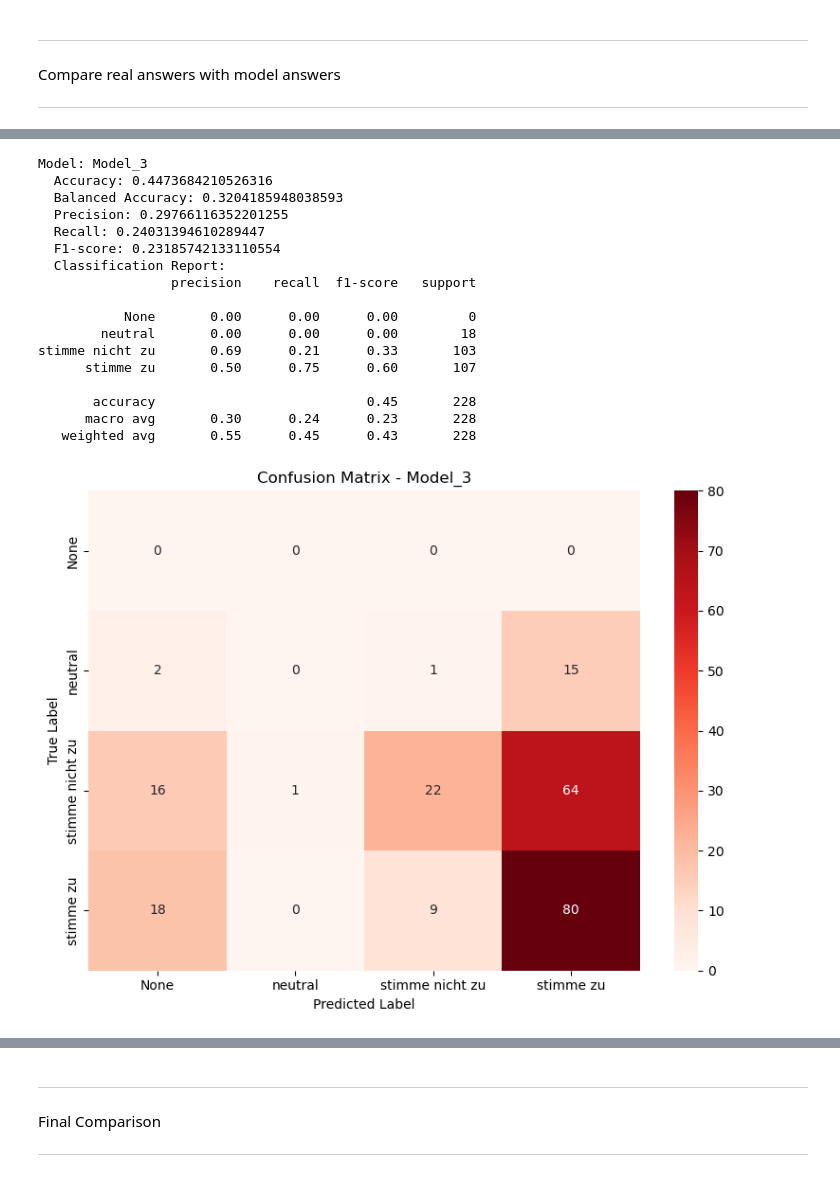
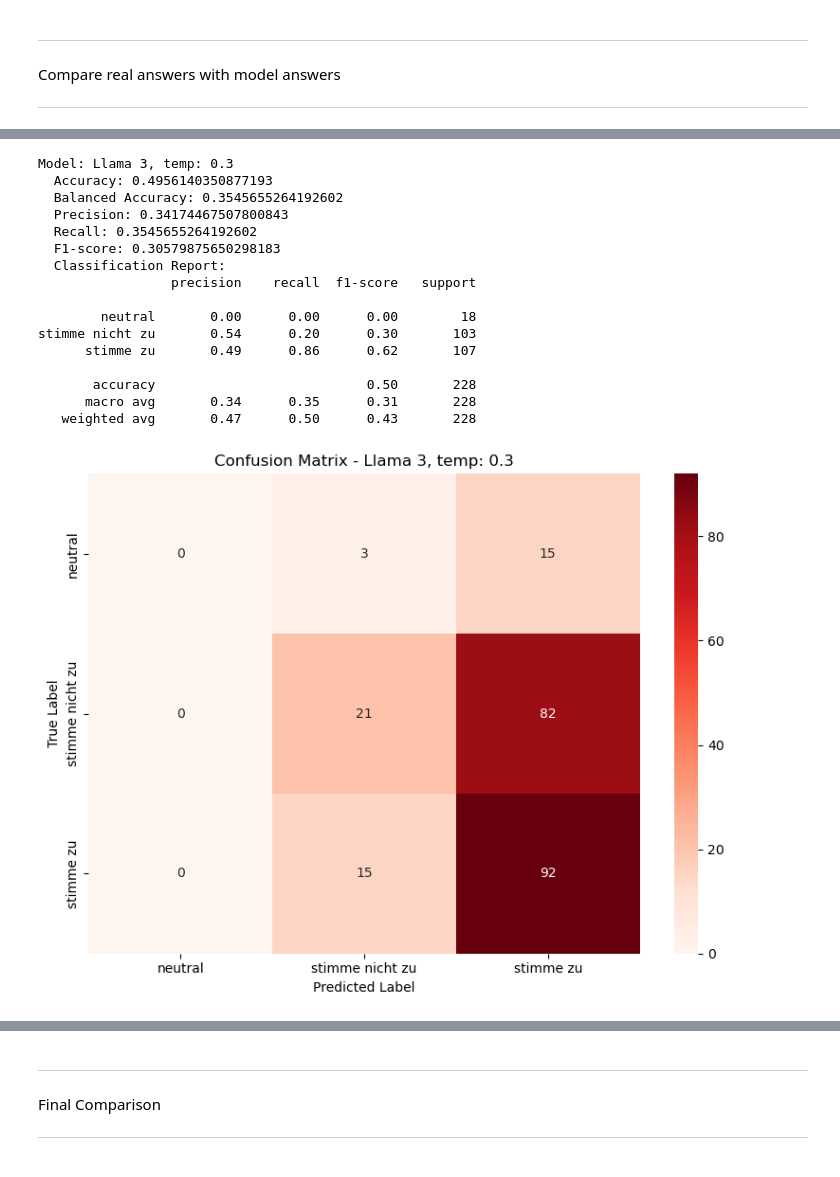
Before and after one commit to jelenameyer/dlss-project-lem, a Jupyter notebook: code/4.1_validation_via_Wahlomat.ipynb, the cells around one changed output, grey strips where cells are left out. Cells and saved outputs as stored; diff of their text form; code cells hidden in the pictures.

Commit message:
Wahl-O-Mat adpated to final generator models

```diff
--- a/code/4.1_validation_via_Wahlomat.ipynb
+++ b/code/4.1_validation_via_Wahlomat.ipynb
@@ -47,17 +68,21 @@ __________________________________________________________________
 # %%
 # editing the answers in new column: all to lower case, removing all punctuation
-wahlomat_data["model_answer_01_edit"] = wahlomat_data["model_answer_01"].str.lower().str.translate(str.maketrans('', '', string.punctuation)).str.replace(r'\[.*?\]', '', regex=True).str[:35]
-wahlomat_data["model_answer_03_edit"] = wahlomat_data["model_answer_03"].str.lower().str.translate(str.maketrans('', '', string.punctuation)).str.replace(r'\[.*?\]', '', regex=True).str[:35]
+wahlomat_data["llama2_answer_01_edit"] = wahlomat_data["llama2_01"].str.lower().str.translate(str.maketrans('', '', string.punctuation)).str.replace(r'\[.*?\]', '', regex=True).str[:35]
+wahlomat_data["llama2_answer_03_edit"] = wahlomat_data["llama2_03"].str.lower().str.translate(str.maketrans('', '', string.punctuation)).str.replace(r'\[.*?\]', '', regex=True).str[:35]
+
+wahlomat_data["llama3_answer_03_edit"] = wahlomat_data["llama3_03"].str.lower().str.translate(str.maketrans('', '', string.punctuation)).str.replace(r'\[.*?\]', '', regex=True).str[:35]
+wahlomat_data["llama3_answer_05_edit"] = wahlomat_data["llama3_05"].str.lower().str.translate(str.maketrans('', '', string.punctuation)).str.replace(r'\[.*?\]', '', regex=True).str[:35]
+wahlomat_data["llama3_answer_07_edit"] = wahlomat_data["llama3_07"].str.lower().str.translate(str.maketrans('', '', string.punctuation)).str.replace(r'\[.*?\]', '', regex=True).str[:35]
 # %%
 # function to extract right class/label from long model answers
 def classify_model_answer(text):
     if not isinstance(text, str):
         return 'None'
 
-    if re.search(r'\bstimmen\s+wir\s+gegen|\bstimmen\s+wir\s+ab|nein', text):
+    if re.search(r'\bstimmen\s+wir\s+gegen|stimmmt\s+nicht\s+zu|\bstimme\s+nicht\s+zu|\bstimmen\s+wir\s+ab|nein', text):
         return 'stimme nicht zu'
 
-    if re.search(r'(stimme|stimm|stimmt|stimmen)\b(?:\s+\w+){0,2}?\s(dazu|zu)\b', text):
+    if re.search(r'(stimme|stimmme|stimm|stimmt|stimmmt|stimmte|stimmen)\b(?:\s+\w+){0,2}?\s(dazu|zu)\b', text):
         return 'stimme zu'
 
     if re.search(r'neutral|neutrale', text):
@@ -79,21 +104,29 @@ def classify_model_answer(text):
 #     return 'None'
 # %%
 # use regex function to classify answers
-wahlomat_data["model_1_cat"] = wahlomat_data["model_answer_01_edit"].apply(classify_model_answer)
-wahlomat_data["model_3_cat"] = wahlomat_data["model_answer_03_edit"].apply(classify_model_answer)
+wahlomat_data["llama2_01_cat"] = wahlomat_data["llama2_answer_01_edit"].apply(classify_model_answer)
+wahlomat_data["llama2_03_cat"] = wahlomat_data["llama2_answer_03_edit"].apply(classify_model_answer)
+
+wahlomat_data["llama3_03_cat"] = wahlomat_data["llama3_answer_03_edit"].apply(classify_model_answer)
+wahlomat_data["llama3_05_cat"] = wahlomat_data["llama3_answer_05_edit"].apply(classify_model_answer)
+wahlomat_data["llama3_07_cat"] = wahlomat_data["llama3_answer_07_edit"].apply(classify_model_answer)
 # %%
 # Manually inspecting all answers!
 
-# i = 2
-# for idx, row in wahlomat_data.iterrows():
-#     print(i, row["model_3_cat"])
-#     i += 1
+i = 0
+for idx, row in wahlomat_data.iterrows():
+    print(i, row["llama3_07_cat"])
+    i += 1
 
 # wrong coded in several cases:
 # code manually to interpreted meaning of LLM output
-wahlomat_data["model_3_cat"][69] = 'None'
-wahlomat_data["model_3_cat"][159] = 'neutral'
-wahlomat_data["model_1_cat"][159] = 'neutral'
-wahlomat_data["model_1_cat"][187] = 'stimme nicht zu'
-wahlomat_data["model_1_cat"][216] = 'stimme nicht zu'
+wahlomat_data["llama2_03_cat"][17] = 'stimme zu'
+wahlomat_data["llama2_03_cat"][128] = 'stimme zu'
+wahlomat_data["llama3_07_cat"][87] = 'stimme zu'
+wahlomat_data["llama3_07_cat"][109] = 'stimme zu'
+
+
+#wahlomat_data["model_1_cat"][159] = 'neutral'
+#wahlomat_data["model_1_cat"][187] = 'stimme nicht zu'
+#wahlomat_data["model_1_cat"][216] = 'stimme nicht zu'
 # %% [output]
@@ -259,21 +340,20 @@ stimme nicht zu       0.77      0.23      0.36       103
 # %%
-model_3 = get_metrics(wahlomat_data["answer"], wahlomat_data["model_3_cat"], "Model_3")
+llama_3_03 = get_metrics(wahlomat_data["answer"], wahlomat_data["llama3_03_cat"], "Llama 3, temp: 0.3")
 # %% [output]
-Model: Model_3
-  Accuracy: 0.4473684210526316
-  Balanced Accuracy: 0.3204185948038593
-  Precision: 0.29766116352201255
-  Recall: 0.24031394610289447
-  F1-score: 0.23185742133110554
+Model: Llama 3, temp: 0.3
+  Accuracy: 0.4956140350877193
+  Balanced Accuracy: 0.3545655264192602
+  Precision: 0.34174467507800843
+  Recall: 0.3545655264192602
+  F1-score: 0.30579875650298183
   Classification Report:
                  precision    recall  f1-score   support
 
-           None       0.00      0.00      0.00         0
         neutral       0.00      0.00      0.00        18
-stimme nicht zu       0.69      0.21      0.33       103
-      stimme zu       0.50      0.75      0.60       107
+stimme nicht zu       0.54      0.20      0.30       103
+      stimme zu       0.49      0.86      0.62       107
 
-       accuracy                           0.45       228
-      macro avg       0.30      0.24      0.23       228
-   weighted avg       0.55      0.45      0.43       228
+       accuracy                           0.50       228
+      macro avg       0.34      0.35      0.31       228
+   weighted avg       0.47      0.50      0.43       228
-[figure, old version]
+[figure, new version]
```
Also changed, not shown: parts of 16 cells of this notebook.
